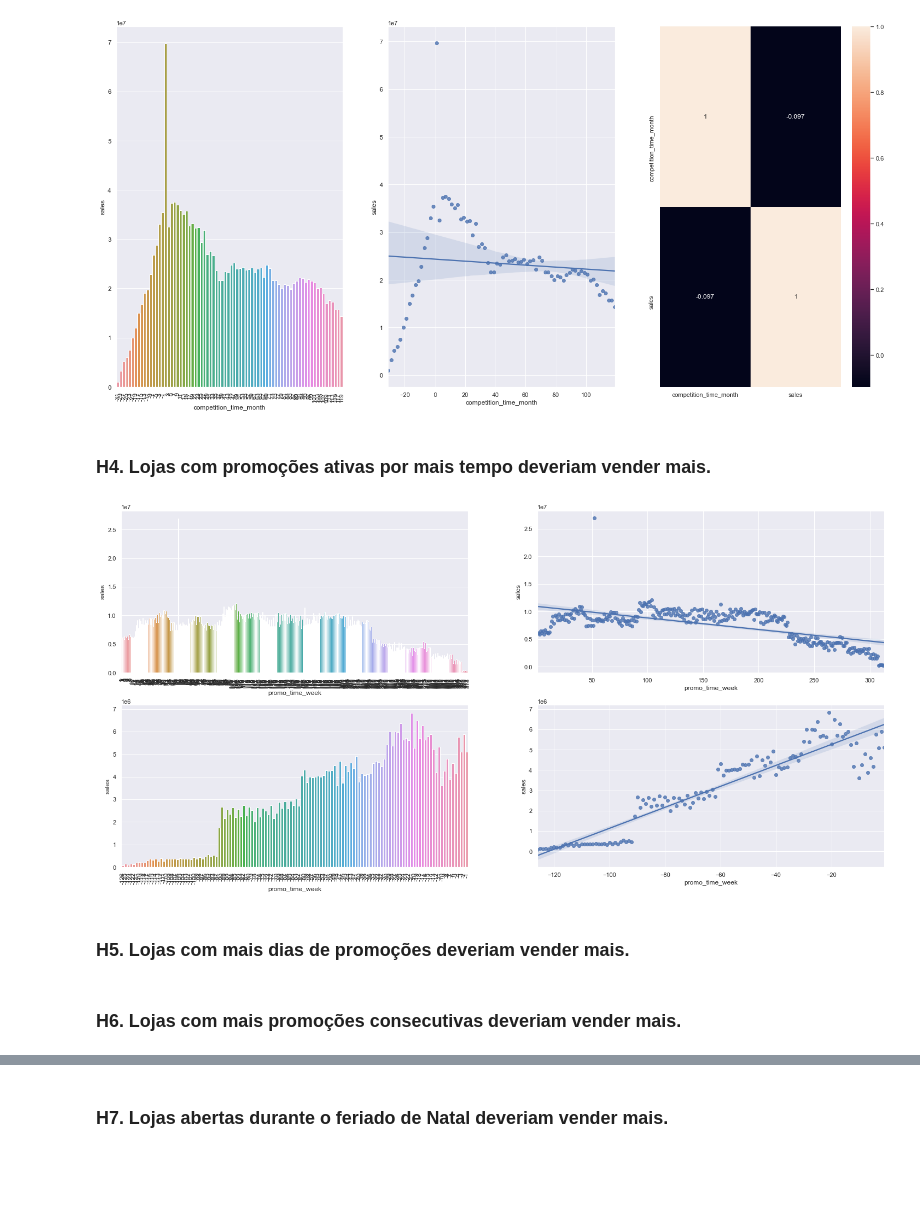
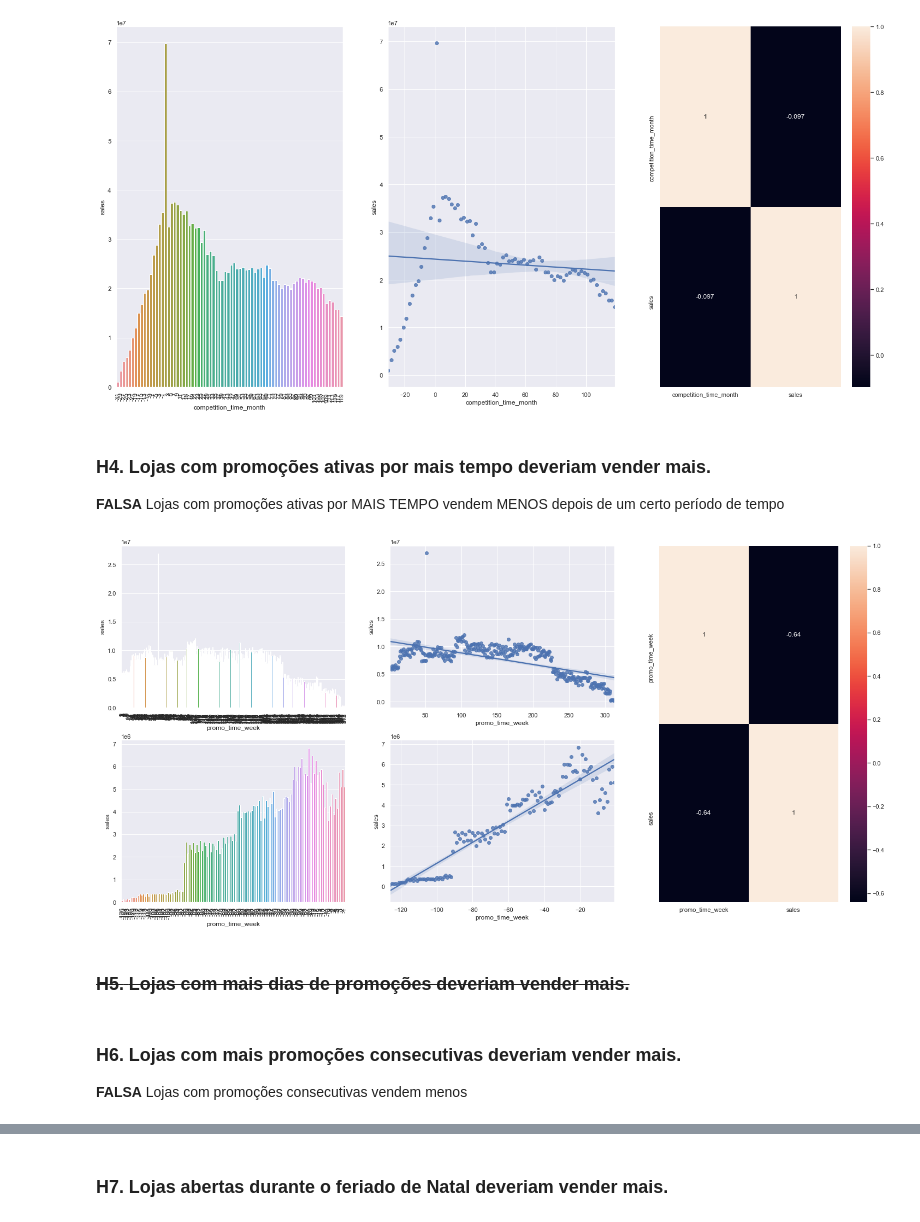
Before and after one commit to jeovaramos/DataScience_Em_Producao, a Jupyter notebook: m04_v01_store_sales_prediction.ipynb, the cells around one changed output, grey strips where cells are left out. Cells and saved outputs as stored; diff of their text form; code cells hidden in the pictures; blank space fills up the shorter version.

```diff
--- a/m04_v01_store_sales_prediction.ipynb
+++ b/m04_v01_store_sales_prediction.ipynb
@@ -524,27 +524,34 @@ sns.heatmap(temp.corr(method='pearson'), annot=True);
 [figure]
 # %% [markdown]
 ### **H4.** Lojas com promoções ativas por mais tempo deveriam vender mais.
+**FALSA** Lojas com promoções ativas por MAIS TEMPO vendem MENOS depois de um certo período de tempo
 # %%
-plt.subplot(2, 2, 1)
+grid = GridSpec(2, 3)
+
+plt.subplot(grid[0, 0])
 temp = df4[['promo_time_week', 'sales']].groupby('promo_time_week').sum().reset_index()
 temp = temp[temp['promo_time_week'] > 0]
 sns.barplot(x='promo_time_week', y='sales', data=temp);
 plt.xticks(rotation=90);
 
-plt.subplot(2, 2, 2)
+plt.subplot(grid[:, 2])
+sns.heatmap(temp.corr(method='pearson'), annot=True)
+
+plt.subplot(grid[0, 1])
 sns.regplot(x='promo_time_week', y='sales', data=temp);
 
-plt.subplot(2, 2, 3)
+plt.subplot(grid[1, 0])
 temp = df4[['promo_time_week', 'sales']].groupby('promo_time_week').sum().reset_index()
 temp = temp[temp['promo_time_week'] < 0]
 sns.barplot(x='promo_time_week', y='sales', data=temp);
 plt.xticks(rotation=90);
 
-plt.subplot(2, 2, 4)
+plt.subplot(grid[1, 1])
 sns.regplot(x='promo_time_week', y='sales', data=temp);
 # %% [output]
-[figure, old version]
+[figure, new version]
 # %% [markdown]
-### **H5.** Lojas com mais dias de promoções deveriam vender mais.
+### <s>**H5.** Lojas com mais dias de promoções deveriam vender mais.</s>
 # %% [markdown]
 ### **H6.** Lojas com mais promoções consecutivas deveriam vender mais.
+**FALSA** Lojas com promoções consecutivas vendem menos
```
Also changed, not shown: parts of 2 cells of this notebook.
